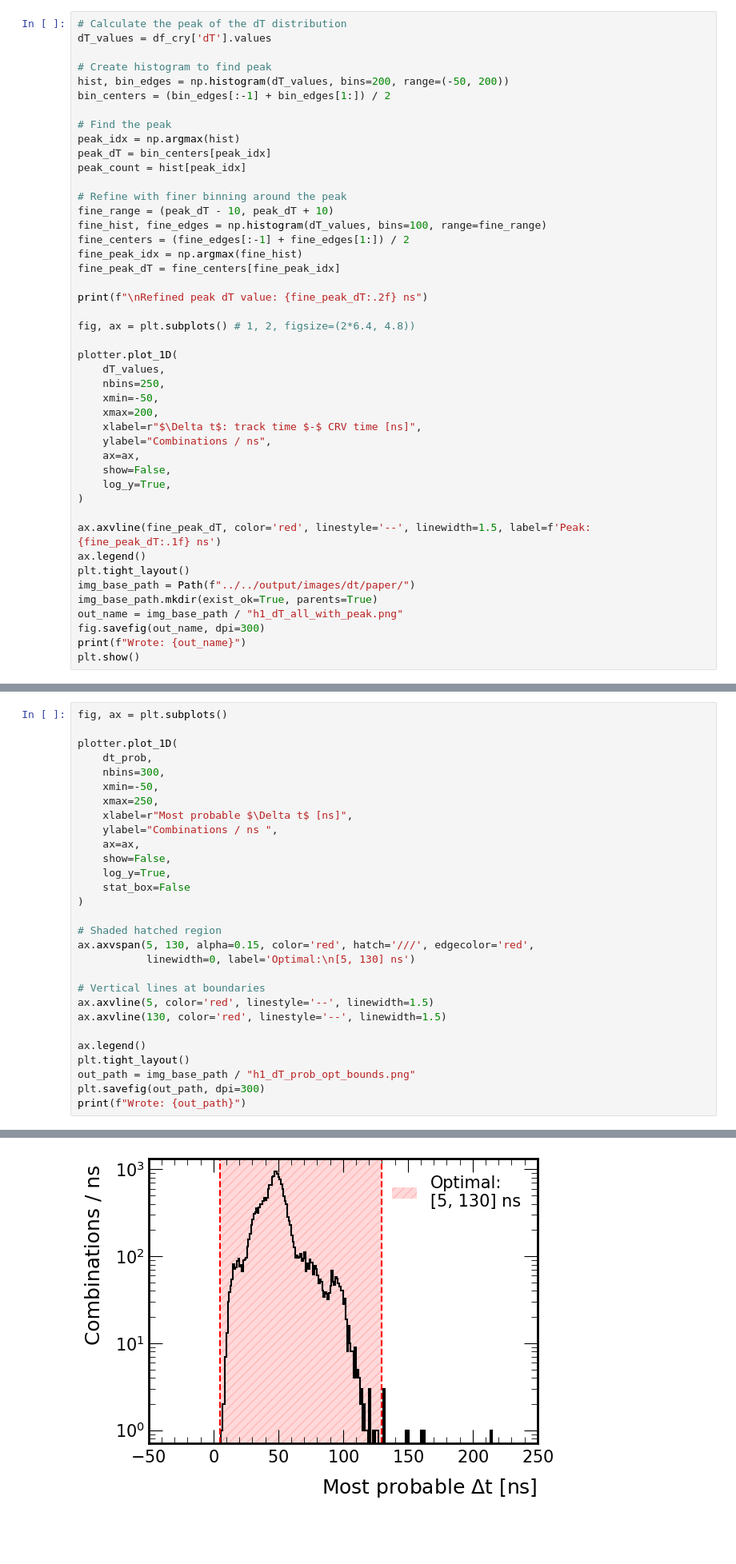
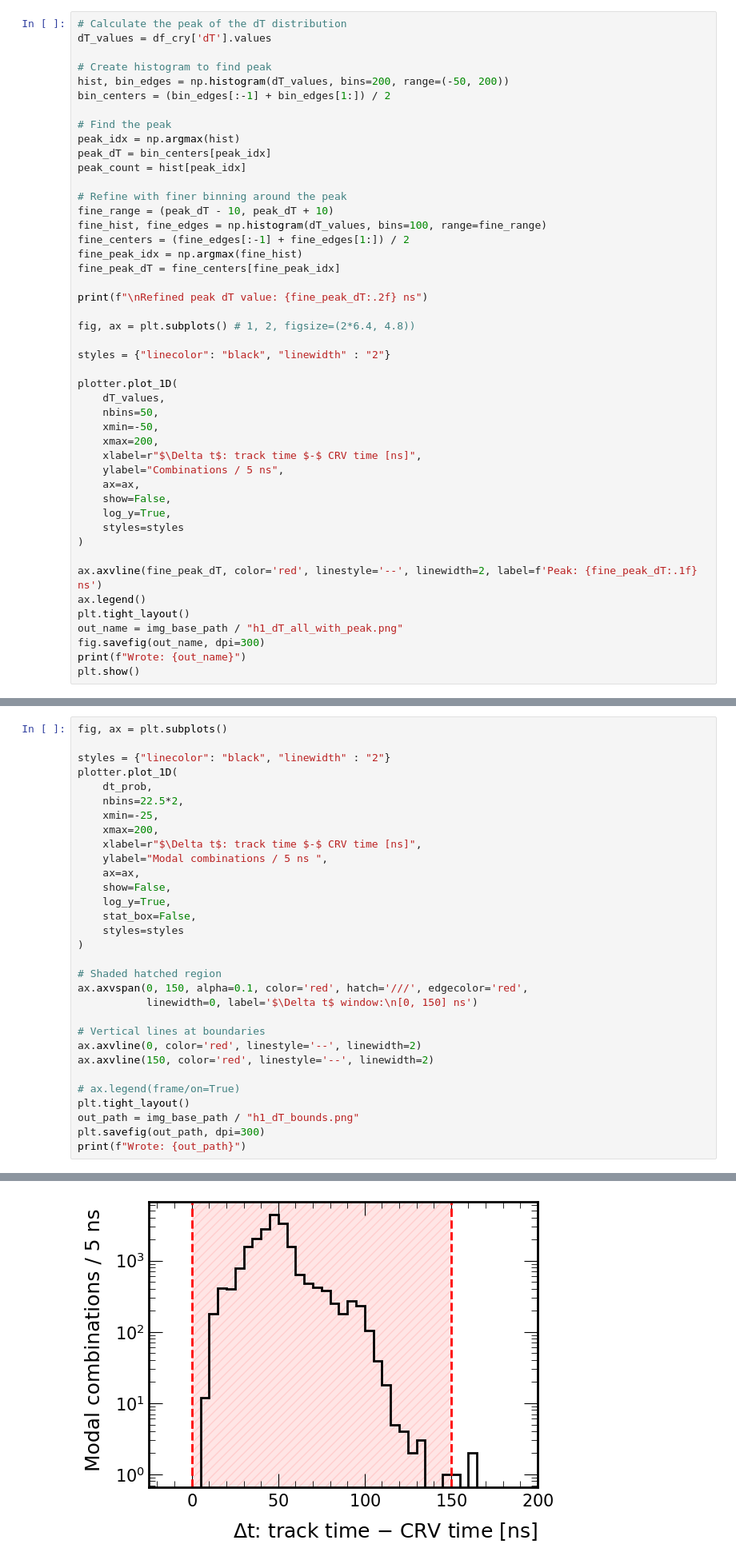
Before and after one commit to sam-grant/mu2e-cosmic, a Jupyter notebook: notebooks/dT/dt_optimisation.ipynb, the cells around one changed output, grey strips where cells are left out. Shown at 80% size. Cells and saved outputs as stored; diff of their text form; blank space fills up the shorter version.

```diff
--- a/notebooks/dT/dt_optimisation.ipynb
+++ b/notebooks/dT/dt_optimisation.ipynb
@@ -210,23 +216,24 @@ print(f"\nRefined peak dT value: {fine_peak_dT:.2f} ns")
 
 fig, ax = plt.subplots() # 1, 2, figsize=(2*6.4, 4.8))
 
+styles = {"linecolor": "black", "linewidth" : "2"}
+
 plotter.plot_1D(
     dT_values,
-    nbins=250,
+    nbins=50,
     xmin=-50,
     xmax=200,
     xlabel=r"$\Delta t$: track time $-$ CRV time [ns]",
-    ylabel="Combinations / ns",
+    ylabel="Combinations / 5 ns",
     ax=ax,
     show=False,
     log_y=True,
+    styles=styles
 )
 
-ax.axvline(fine_peak_dT, color='red', linestyle='--', linewidth=1.5, label=f'Peak: {fine_peak_dT:.1f} ns')
+ax.axvline(fine_peak_dT, color='red', linestyle='--', linewidth=2, label=f'Peak: {fine_peak_dT:.1f} ns')
 ax.legend()
 plt.tight_layout()
-img_base_path = Path(f"../../output/images/dt/paper/")
-img_base_path.mkdir(exist_ok=True, parents=True)
 out_name = img_base_path / "h1_dT_all_with_peak.png"
 fig.savefig(out_name, dpi=300)
 print(f"Wrote: {out_name}")
@@ -480,30 +510,32 @@ plt.show()
 # %%
 fig, ax = plt.subplots()
 
+styles = {"linecolor": "black", "linewidth" : "2"}
 plotter.plot_1D(
     dt_prob,
-    nbins=300,
-    xmin=-50,
-    xmax=250,
-    xlabel=r"Most probable $\Delta t$ [ns]",
-    ylabel="Combinations / ns ",
+    nbins=22.5*2,
+    xmin=-25,
+    xmax=200,
+    xlabel=r"$\Delta t$: track time $-$ CRV time [ns]",
+    ylabel="Modal combinations / 5 ns ",
     ax=ax,
     show=False,
     log_y=True,
-    stat_box=False
+    stat_box=False,
+    styles=styles
 )
 
 # Shaded hatched region
-ax.axvspan(5, 130, alpha=0.15, color='red', hatch='///', edgecolor='red',
-           linewidth=0, label='Optimal:\n[5, 130] ns')
+ax.axvspan(0, 150, alpha=0.1, color='red', hatch='///', edgecolor='red',
+           linewidth=0, label='$\Delta t$ window:\n[0, 150] ns')
 
 # Vertical lines at boundaries
-ax.axvline(5, color='red', linestyle='--', linewidth=1.5)
-ax.axvline(130, color='red', linestyle='--', linewidth=1.5)
+ax.axvline(0, color='red', linestyle='--', linewidth=2)
+ax.axvline(150, color='red', linestyle='--', linewidth=2)
 
-ax.legend()
+# ax.legend(frame/on=True)
 plt.tight_layout()
-out_path = img_base_path / "h1_dT_prob_opt_bounds.png"
+out_path = img_base_path / "h1_dT_bounds.png"
 plt.savefig(out_path, dpi=300)
 print(f"Wrote: {out_path}")
 # %% [output]
@@ -511,4 +543,4 @@ Wrote: ../../output/images/dt/paper/h1_dT_prob_opt_bounds.png
-[figure, old version]
+[figure, new version]
 # %%
 cry_out_window = df_cry['prob_dT'].isna() | (df_cry['prob_dT'] < 5) | (df_cry['prob_dT'] > 130)
 cry_unvetoed_events = df_cry[cry_out_window]
```
Also changed, not shown: parts of 8 cells of this notebook.
